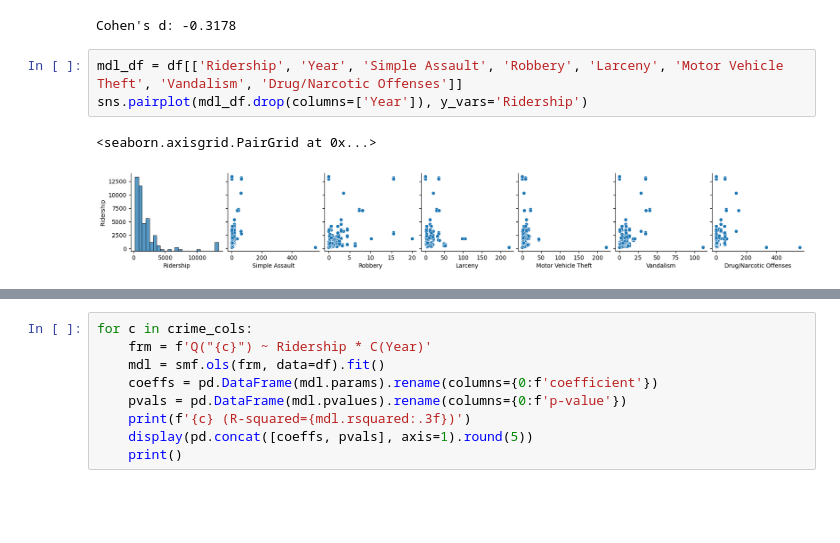
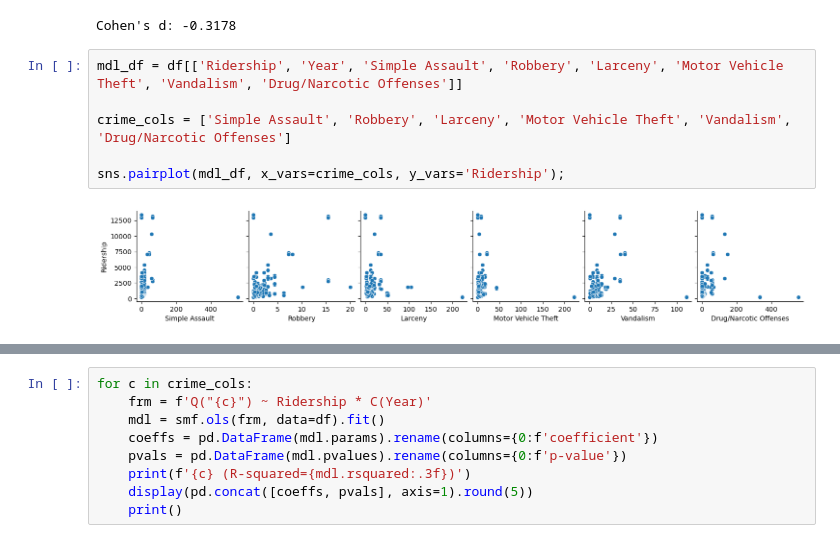
Before and after one commit to COGS108/Group022_WI26, a Jupyter notebook: 03-FinalProject.ipynb, the cells around one changed output, grey strips where cells are left out. Drawn from its saved outputs; the diff is of its cells as text; blank space fills up the shorter version.

```diff
--- a/03-FinalProject.ipynb
+++ b/03-FinalProject.ipynb
@@ -571,7 +575,9 @@ print(f"Cohen's d: {cohens_d:.4f}")
 Cohen's d: -0.3178
 # %%
 mdl_df = df[['Ridership', 'Year', 'Simple Assault', 'Robbery', 'Larceny', 'Motor Vehicle Theft', 'Vandalism', 'Drug/Narcotic Offenses']]
-sns.pairplot(mdl_df.drop(columns=['Year']), y_vars='Ridership')
+
+crime_cols = ['Simple Assault', 'Robbery', 'Larceny', 'Motor Vehicle Theft', 'Vandalism', 'Drug/Narcotic Offenses']
+
+sns.pairplot(mdl_df, x_vars=crime_cols, y_vars='Ridership');
 # %% [output]
-<seaborn.axisgrid.PairGrid at 0x...>
-[figure, old version]
+[figure, new version]
```
Also changed, not shown: parts of 8 cells of this notebook.
